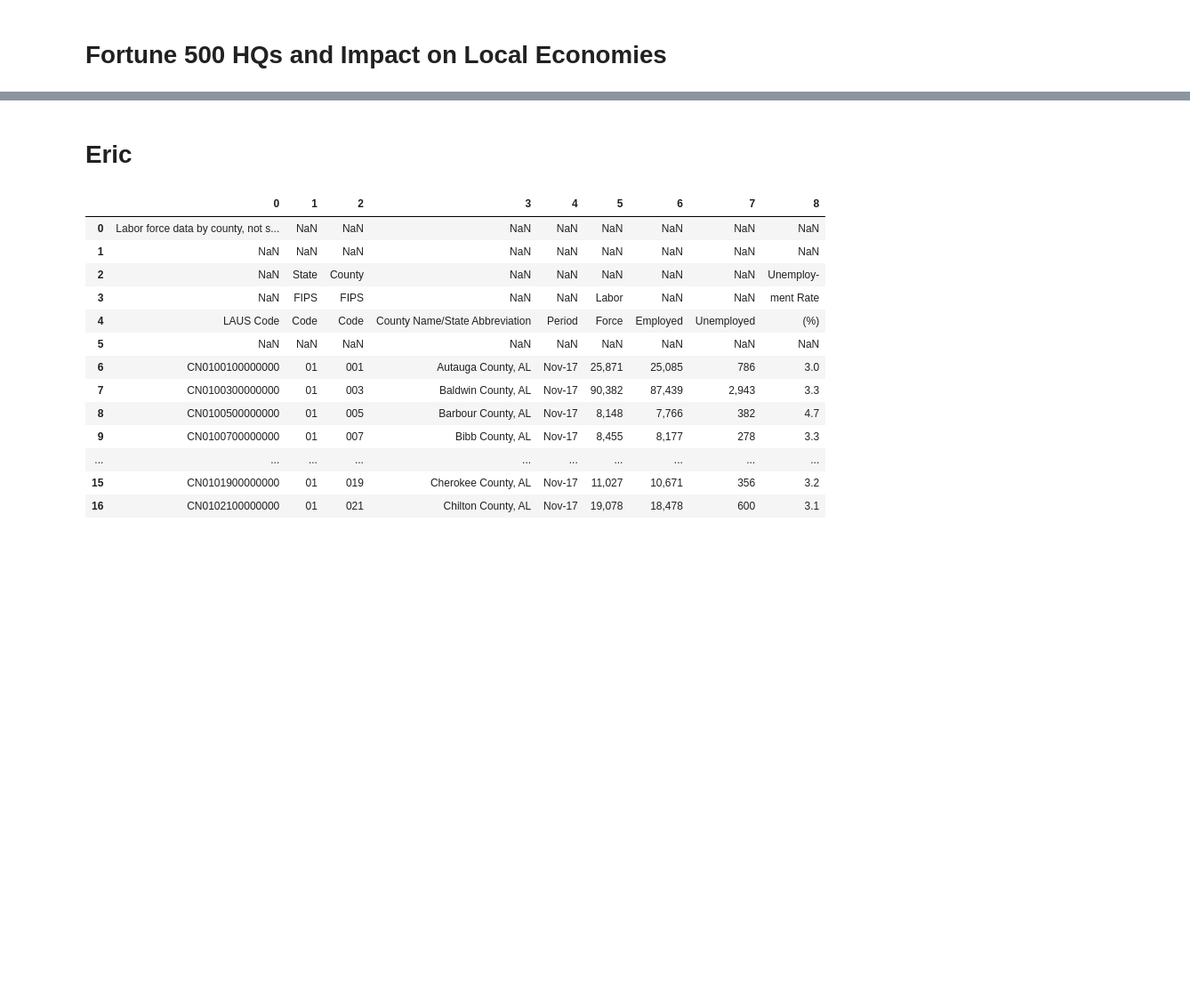
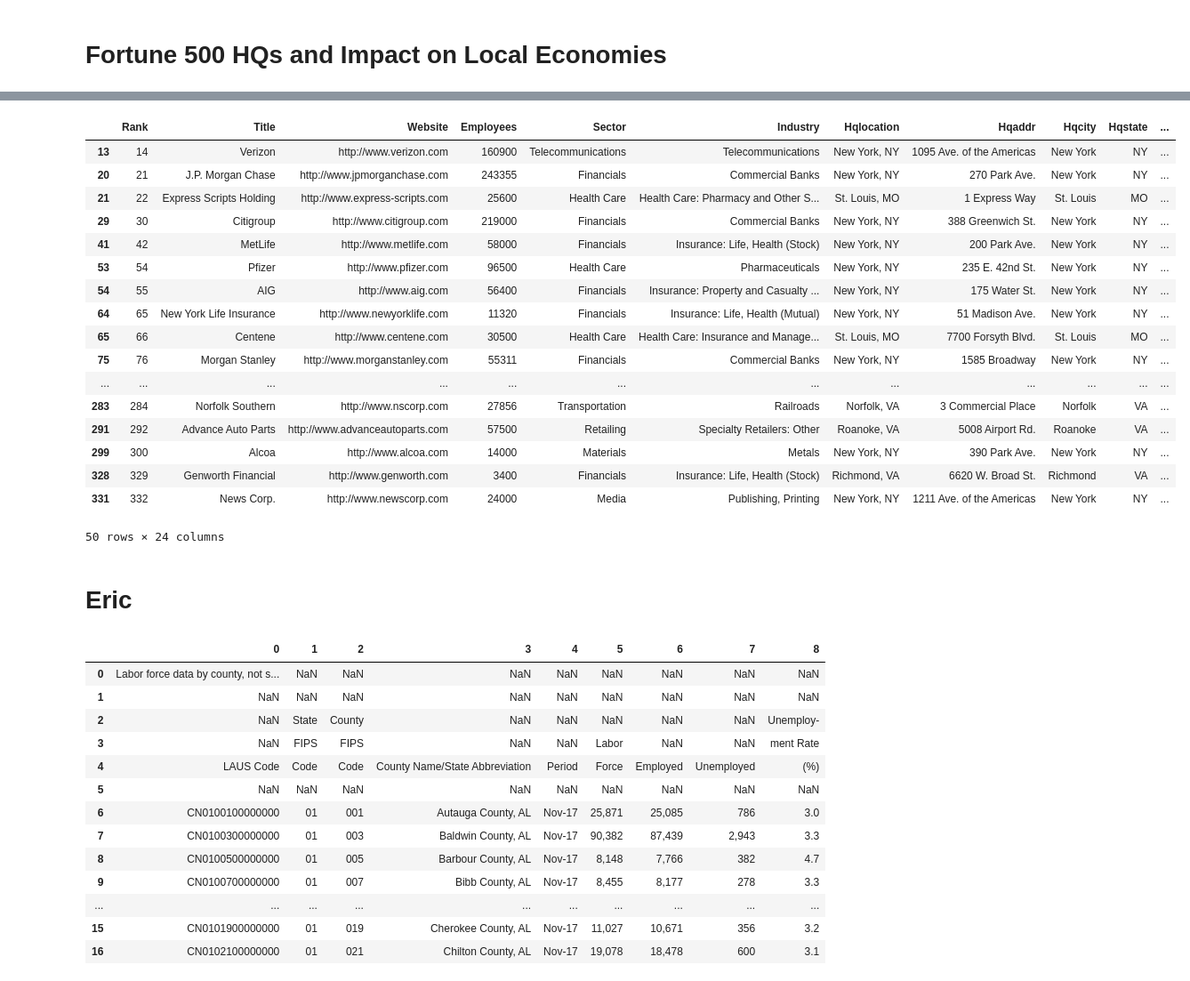
Before and after one commit to Gissel7181/Project-One, a Jupyter notebook: Project 1.ipynb, the cells around one changed output, grey strips where cells are left out. Shown: that part at 89% size. Drawn from its saved outputs; the diff is of its cells as text; code cells hidden in the pictures; blank space fills up the shorter version.

Commit message:
Figured out county problem

```diff
--- a/Project 1.ipynb
+++ b/Project 1.ipynb
@@ -19,0 +28,11 @@ county = []
+# %%
+counties = []
+
+for row in range(0, len(Fortune_500)):
+    city = Fortune_500["Hqcity"][row]
+    state = Fortune_500["Hqstate"][row]
+    results = geocoder.google(f"{city},{state}", key=g_key)
+    counties.append(results.county)
+
+Fortune_500["County"]=counties
+Fortune_500.head()
@@ -20,3 +47,29 @@ county = []
+# %%
+for row in range(0, len(Fortune_500)):
+    if Fortune_500["Hqcity"][row] == "St. Louis":
+        Fortune_500["County"][row] = "St. Louis County"
+# %%
+no_county = Fortune_500.loc[Fortune_500["County"].isna() == True]
+no_county.head(50)
+# %% [output]
+|  | Rank | Title | Website | Employees | Sector | Industry | Hqlocation | Hqaddr | Hqcity | Hqstate | ... |
+| 13 | 14 | Verizon | http://www.verizon.com | 160900 | Telecommunications | Telecommunications | New York, NY | 1095 Ave. of the Americas | New York | NY | ... |
+| 20 | 21 | J.P. Morgan Chase | http://www.jpmorganchase.com | 243355 | Financials | Commercial Banks | New York, NY | 270 Park Ave. | New York | NY | ... |
+| 21 | 22 | Express Scripts Holding | http://www.express-scripts.com | 25600 | Health Care | Health Care: Pharmacy and Other S... | St. Louis, MO | 1 Express Way | St. Louis | MO | ... |
+| 29 | 30 | Citigroup | http://www.citigroup.com | 219000 | Financials | Commercial Banks | New York, NY | 388 Greenwich St. | New York | NY | ... |
+| 41 | 42 | MetLife | http://www.metlife.com | 58000 | Financials | Insurance: Life, Health (Stock) | New York, NY | 200 Park Ave. | New York | NY | ... |
+| 53 | 54 | Pfizer | http://www.pfizer.com | 96500 | Health Care | Pharmaceuticals | New York, NY | 235 E. 42nd St. | New York | NY | ... |
+| 54 | 55 | AIG | http://www.aig.com | 56400 | Financials | Insurance: Property and Casualty ... | New York, NY | 175 Water St. | New York | NY | ... |
+| 64 | 65 | New York Life Insurance | http://www.newyorklife.com | 11320 | Financials | Insurance: Life, Health (Mutual) | New York, NY | 51 Madison Ave. | New York | NY | ... |
+| 65 | 66 | Centene | http://www.centene.com | 30500 | Health Care | Health Care: Insurance and Manage... | St. Louis, MO | 7700 Forsyth Blvd. | St. Louis | MO | ... |
+| 75 | 76 | Morgan Stanley | http://www.morganstanley.com | 55311 | Financials | Commercial Banks | New York, NY | 1585 Broadway | New York | NY | ... |
+| ... | ... | ... | ... | ... | ... | ... | ... | ... | ... | ... | ... |
+| 283 | 284 | Norfolk Southern | http://www.nscorp.com | 27856 | Transportation | Railroads | Norfolk, VA | 3 Commercial Place | Norfolk | VA | ... |
+| 291 | 292 | Advance Auto Parts | http://www.advanceautoparts.com | 57500 | Retailing | Specialty Retailers: Other | Roanoke, VA | 5008 Airport Rd. | Roanoke | VA | ... |
+| 299 | 300 | Alcoa | http://www.alcoa.com | 14000 | Materials | Metals | New York, NY | 390 Park Ave. | New York | NY | ... |
+| 328 | 329 | Genworth Financial | http://www.genworth.com | 3400 | Financials | Insurance: Life, Health (Stock) | Richmond, VA | 6620 W. Broad St. | Richmond | VA | ... |
+| 331 | 332 | News Corp. | http://www.newscorp.com | 24000 | Media | Publishing, Printing | New York, NY | 1211 Ave. of the Americas | New York | NY | ... |
+50 rows × 24 columns
 # %% [markdown]
 # Eric
 # %%
```
Also changed, not shown: parts of 7 cells of this notebook, 1 other file.
